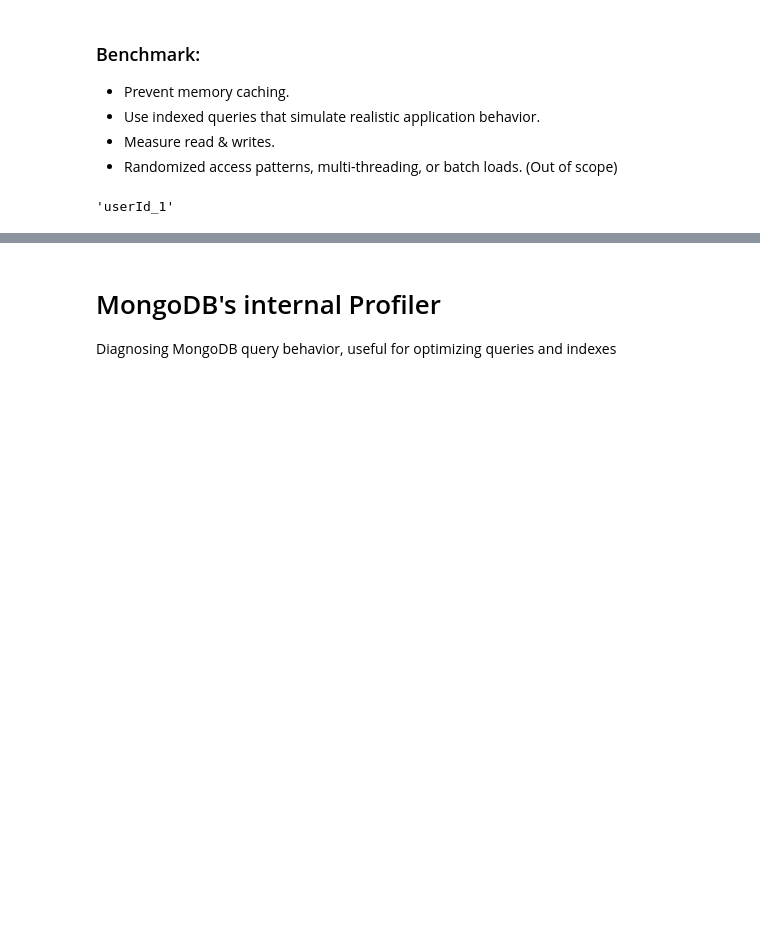
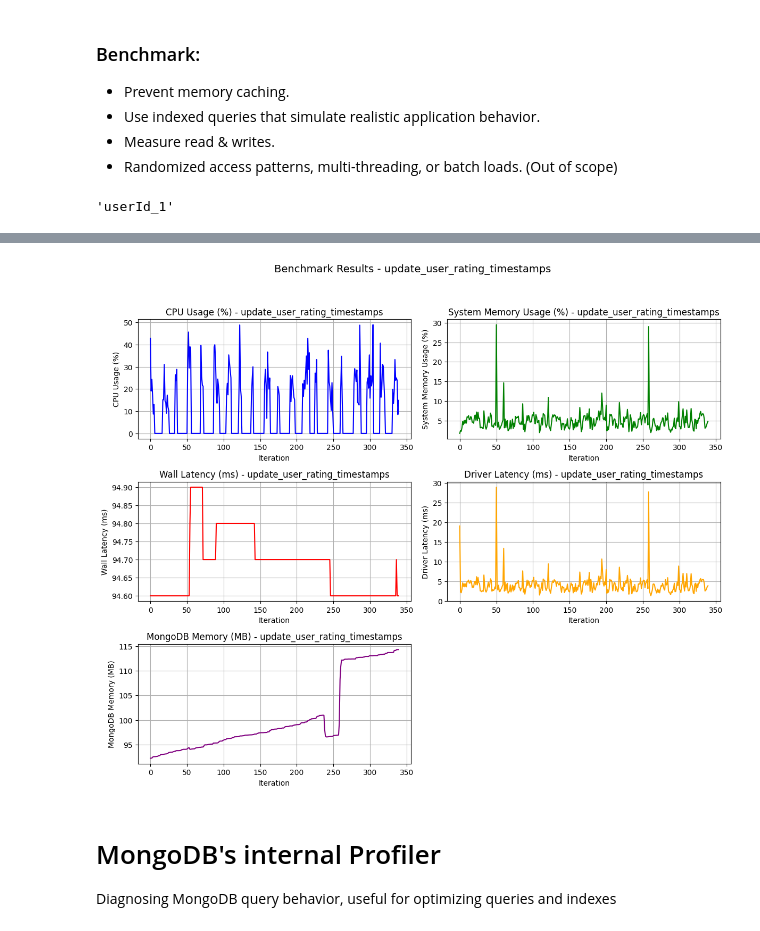
Before and after one commit to enzofali/bdnr, a Jupyter notebook: notebooks/benchmark/mongo.ipynb, the cells around one changed output, grey strips where cells are left out. Cells and saved outputs as stored; diff of their text form; code cells hidden in the pictures; blank space fills up the shorter version.

```diff
--- a/notebooks/benchmark/mongo.ipynb
+++ b/notebooks/benchmark/mongo.ipynb
@@ -485,0 +497,5 @@ plot_benchmark_results(
+# %%
+import numpy as np
+
+USER_SAMPLE_SIZE = 500
+SAMPLE_POOL = list(np.random.choice(selected_users, size=USER_SAMPLE_SIZE, replace=False))
@@ -486,3 +581,16 @@ plot_benchmark_results(
+# %%
+from src.benchmark.utils import plot_benchmark_results
+
+plot_benchmark_results(
+    query_id,
+    result.series["sys_cpu_pct"],
+    result.series["sys_mem_pct"],
+    result.series["wall_ms"],
+    result.series["driver_ms"],
+    mongo_mem=result.series["mongo_rss_mb"]
+)
+# %% [output]
+[figure, added]
 # %% [markdown]
 # MongoDB's internal Profiler
 
```
Also changed, not shown: parts of 15 cells of this notebook, 9 other files.
